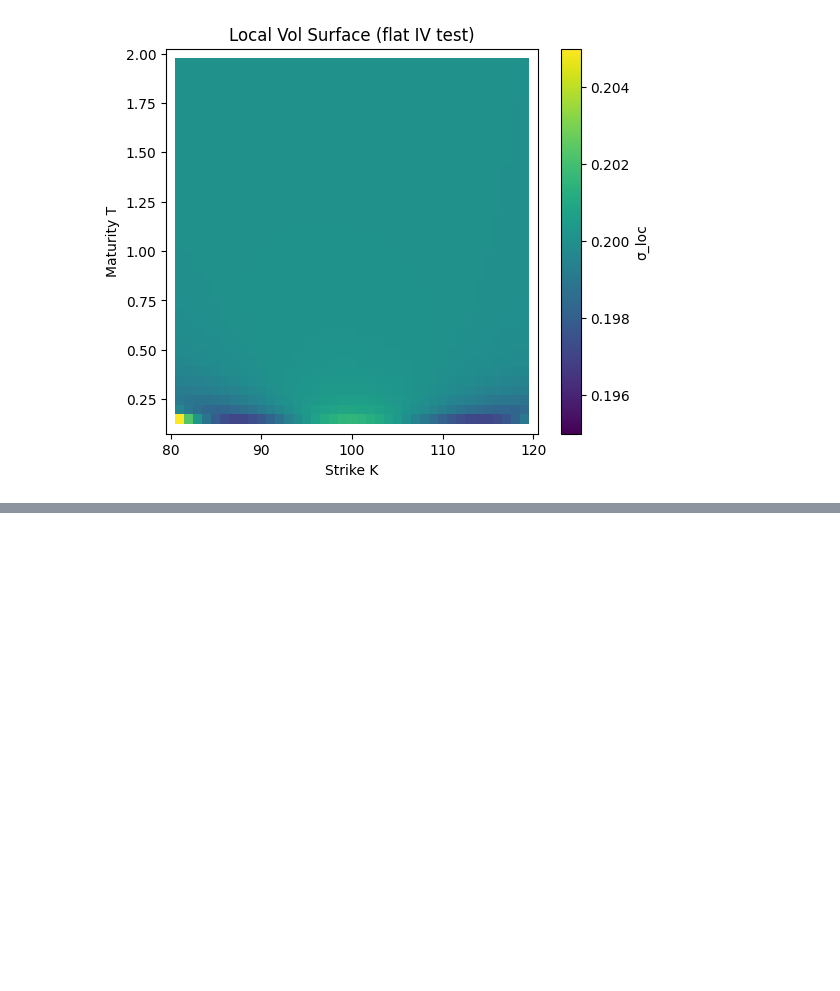
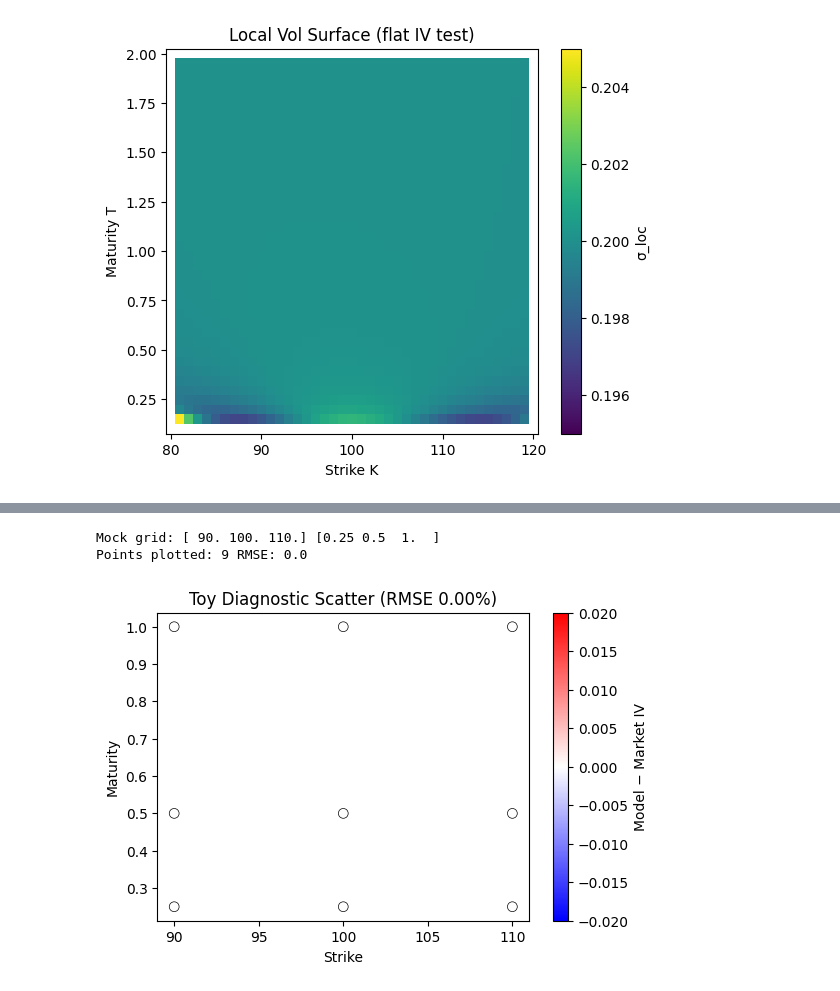
Before and after one commit to FallenElias/LSV-PRICER, a Jupyter notebook: testing.ipynb, the cells around one changed output, grey strips where cells are left out. Drawn from its saved outputs; the diff is of its cells as text; code cells hidden in the pictures; blank space fills up the shorter version.

```diff
--- a/testing.ipynb
+++ b/testing.ipynb
@@ -380,0 +487,16 @@ KeyboardInterrupt:
+# %%
+from model.heston_calib import heston_price, calibrate_heston
+from utils.financial import bs_call_price
+import numpy as np
+
+# Test price
+S0,K,T,r,q = 100,100,1.0,0.03,0.0
+params = {'kappa':1.5768,'theta':0.0398,'xi':0.3,'rho':-0.5711,'v0':0.1,'lambd':0.575}
+print("Quad Price:", heston_price(K,T,S0,r,q,params))
+# Should be ~11.54036
+
+# Test calibration sanity: limiting-case to BS
+params_test = {'kappa':1e3,'theta':0.04,'xi':1e-8,'rho':0.0,'v0':0.04,'lambd':0.0}
+price_h = heston_price(K,T,S0,r,q,params_test)
+price_bs = bs_call_price(S0,K,T,r,q,np.sqrt(params_test['v0']))
+print("Heston→BS:", price_h, price_bs)
@@ -380,0 +588,64 @@ KeyboardInterrupt:
+# %%
+import numpy as np
+import matplotlib.pyplot as plt
+
+# 1) Create a toy down-sampled grid
+strikes_ds = np.array([90.0, 100.0, 110.0])
+times_ds   = np.array([0.25, 0.5, 1.0])
+
+# 2) Create a fake market-IV matrix on that grid
+#    (3 × 3 matrix, no NaNs)
+iv_ds = np.array([
+    [0.20, 0.22, 0.24],
+    [0.18, 0.20, 0.23],
+    [0.17, 0.19, 0.22]
+])
+
+# 3) Build a “full” grid identical here (so allK/allT == strikes_ds/times_ds)
+allK, allT, iv_full = strikes_ds, times_ds, iv_ds.copy()
+
+# 4) Define ivf exactly equal to iv_ds lookup
+def ivf(K, T):
+    i = int(np.where(times_ds == T)[0][0])
+    j = int(np.where(strikes_ds == K)[0][0])
+    return iv_ds[i, j]
+
+# 5) Now run the diagnostics logic (no GUI) on that toy surface:
+model = np.array([ivf(K, T) for T in times_ds for K in strikes_ds])
+market = iv_ds.ravel()
+mask   = np.isfinite(model) & np.isfinite(market)
+
+# Keep only valid points
+model_vals  = model[mask]
+market_vals = market[mask]
+
+# Compute errors
+errs = model_vals - market_vals
+rmse = np.sqrt((errs**2).mean())
+
+# Reconstruct the (i,j) for scatter
+ii_full, jj_full = np.where(~np.isnan(iv_ds))
+valid = [(i,j) for (i,j), keep in zip(zip(ii_full, jj_full), mask) if keep]
+ii = np.array([i for i,j in valid])
+jj = np.array([j for i,j in valid])
+
+print("Mock grid:", strikes_ds, times_ds)
+print("Points plotted:", len(ii), "RMSE:", rmse)
+
+# 6) Plot
+plt.figure(figsize=(6,4))
+sc = plt.scatter(
+    strikes_ds[jj], times_ds[ii],
+    c=errs, cmap='bwr', vmin=-0.02, vmax=0.02,
+    edgecolors='k', linewidths=0.5, s=50
+)
+
+plt.colorbar(sc, label='Model − Market IV')
+plt.xlabel("Strike")
+plt.ylabel("Maturity")
+plt.title(f"Toy Diagnostic Scatter (RMSE {rmse:.2%})")
+plt.show()
+# %% [output]
+Mock grid: [ 90. 100. 110.] [0.25 0.5  1.  ]
+Points plotted: 9 RMSE: 0.0
+[figure, added]
```
Also changed, not shown: parts of 30 cells of this notebook, 3 other files.
